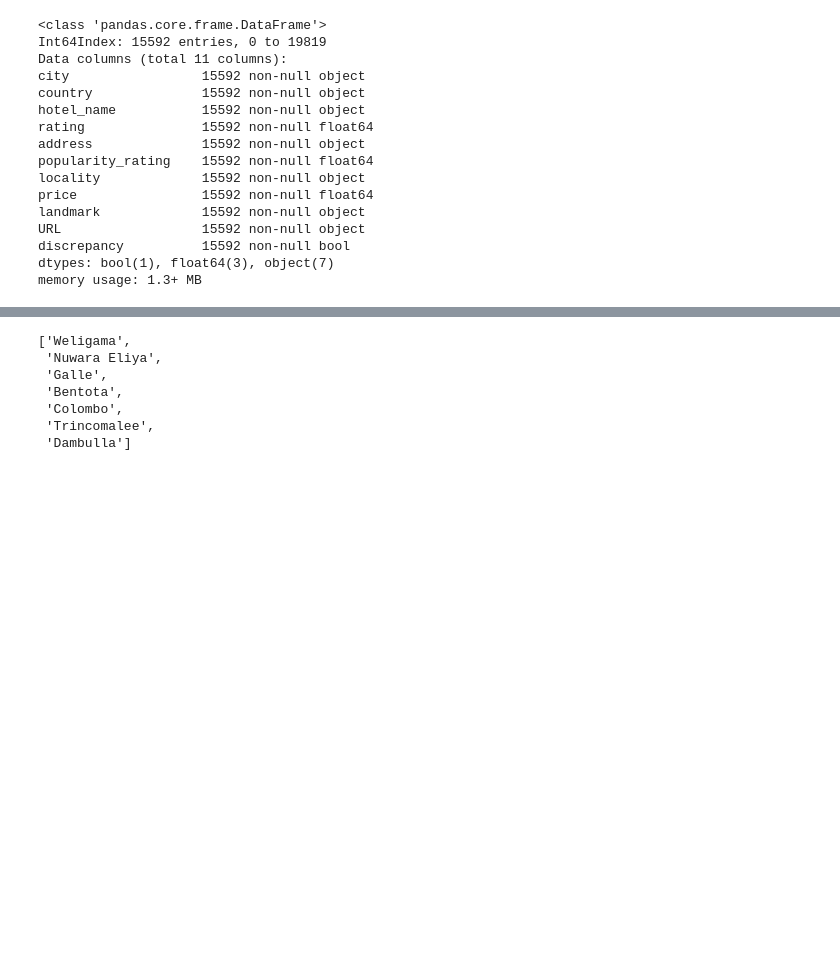
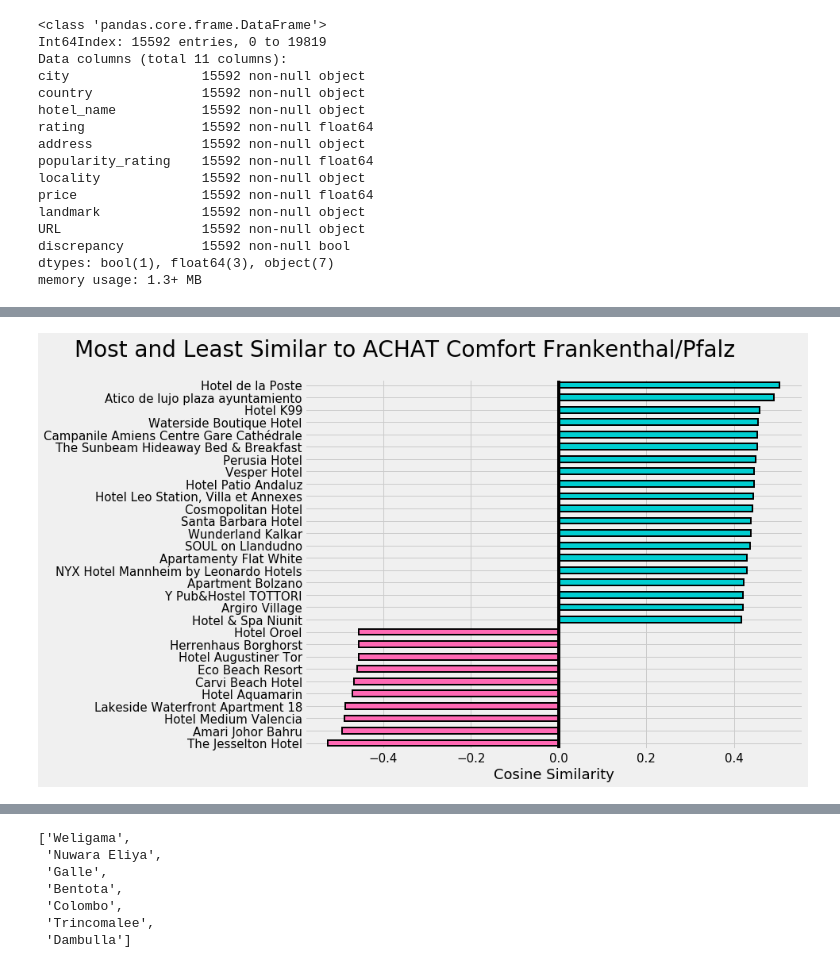
Before and after one commit to fpleoni/where_do_we_go_from_here, a Jupyter notebook: jupyter_notebooks/using_embeddings_from_fourth_attempt.ipynb, the cells around one changed output, grey strips where cells are left out. Saved outputs shown, nothing was run; the diff lists cells and outputs as text; code cells hidden in the pictures; blank space fills up the shorter version.

```diff
--- a/jupyter_notebooks/using_embeddings_from_fourth_attempt.ipynb
+++ b/jupyter_notebooks/using_embeddings_from_fourth_attempt.ipynb
@@ -381,7 +380,7 @@ def find_similar_hotels(name, weights, index_name = "hotel_name", n = 20,
     sorted_distances = np.argsort(distances)
 
     # Find the most similar
-    closest = sorted_distances[-n:]
+    closest = sorted_distances[-n:-1]
 
     # Limit results by filtering
     filter_ = None
@@ -405,7 +404,7 @@ def find_similar_hotels(name, weights, index_name = "hotel_name", n = 20,
         for item in list_of_filtered_results:
             if item not in filtered_results:
                 filtered_results.append(item)
-        return results_dict
+        return filtered_results
 
 
     # Plot results if True
@@ -443,15 +442,6 @@ def find_similar_hotels(name, weights, index_name = "hotel_name", n = 20,
         return distances, closest
 
     # Print the most similar and distances
-    items = {"city": [], "country": [], "hotel": [], "url": [], "landmark": [], "locality": [], "rating": []}
     for c in reversed(closest):
-        for idxs, rows in hotels_df.iterrows():
-            if hotels_df.at[idxs, index_name] == rindex[c]:
-                items["city"].append(hotels_df.at[idxs, "city"])
-                items["country"].append(hotels_df.at[idxs, "country"])
-                items["hotel"].append(hotels_df.at[idxs, "hotel_name"])
-                items["url"].append(hotels_df.at[idxs, "URL"])
-                items["landmark"].append(hotels_df.at[idxs, "landmark"])
-                items["locality"].append(hotels_df.at[idxs, "locality"])
-                items["rating"].append(hotels_df.at[idxs, "rating"])
-    return items
+        print(f"{}: {rindex[c]} Similarity: {distances[c]:.{2}}".format(index_name.capitalize(),
+                                                                        rindex[c], round(distances[c], 2))
@@ -458,3 +630,6 @@ def find_similar_hotels(name, weights, index_name = "hotel_name", n = 20,
 # %%
-dict_test = find_similar_hotels("ACHAT Comfort Frankenthal/Pfalz", hotel_weights, filtering = True, filter_name = "city")
+find_similar_hotels("ACHAT Comfort Frankenthal/Pfalz", hotel_weights,
+                    plot = True)
+# %% [output]
+[figure, added]
 # %%
```
Also changed, not shown: parts of 10 cells of this notebook.
